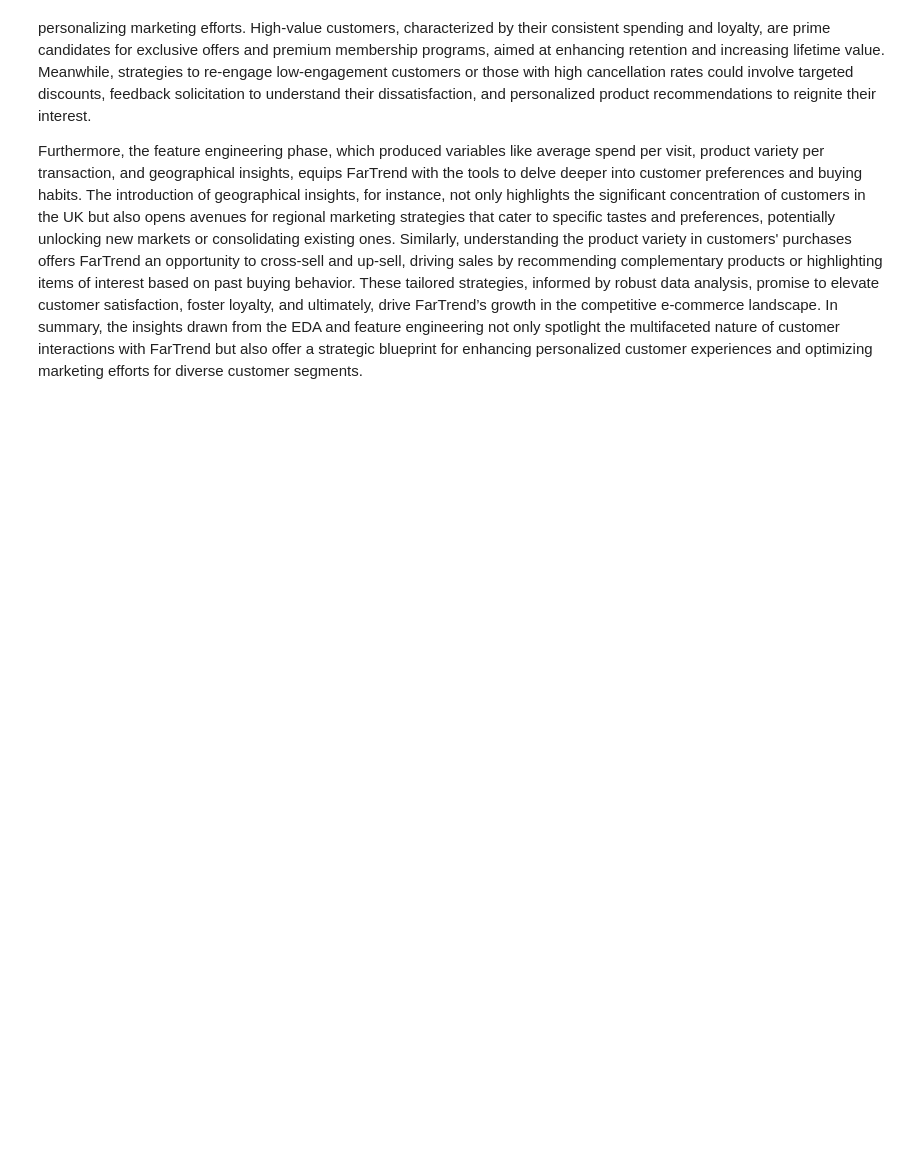
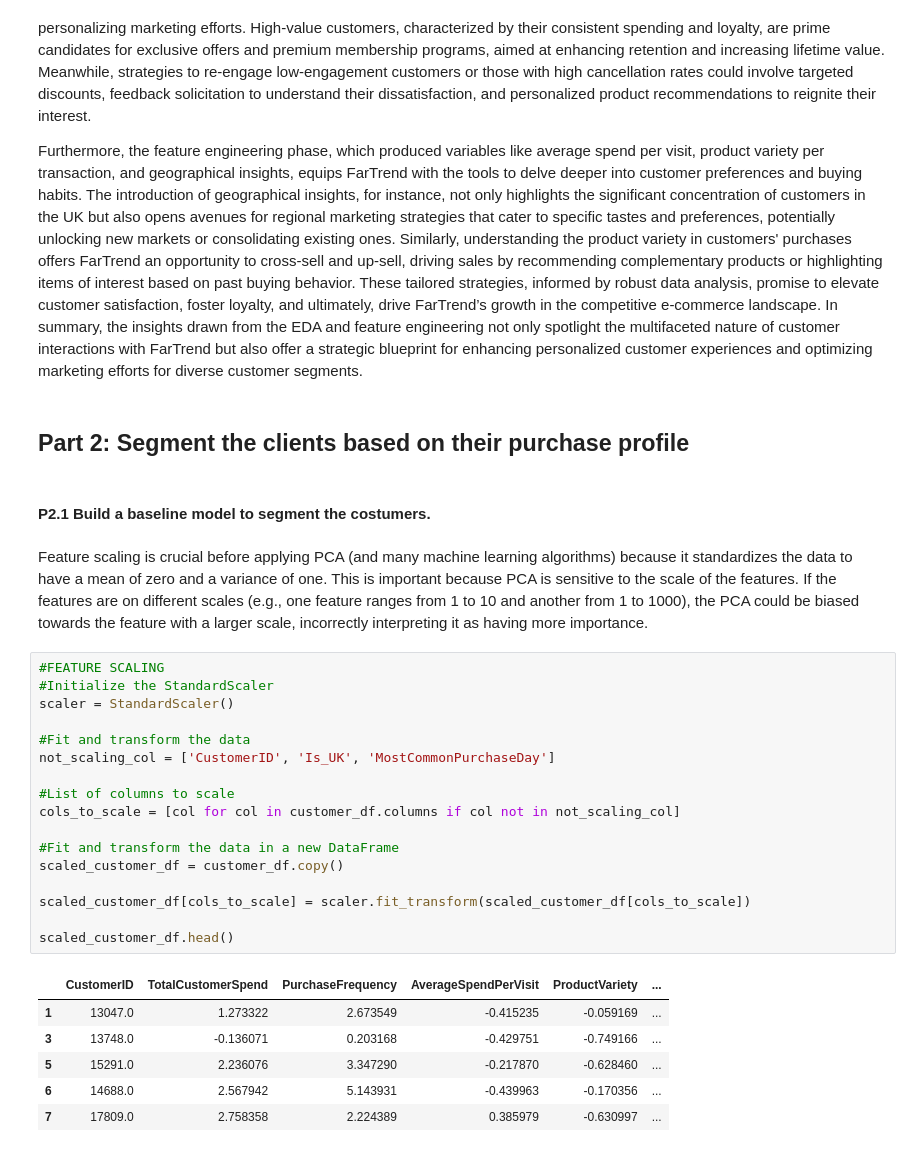
Before and after one commit to fabrizi0rigodanz0/Customer_Churn_Prediction_ML, a Jupyter notebook: notebook/notebook.ipynb, the cells around one changed output. Cells and saved outputs as stored; diff of their text form; blank space fills up the shorter version.

```diff
--- a/notebook/notebook.ipynb
+++ b/notebook/notebook.ipynb
@@ -1014,3 +1014,33 @@ Leveraging the comprehensive exploratory data analysis (EDA) and subsequent feat
 The detailed EDA process illuminated the complexity of FarTrend's customer behaviors and transaction patterns. A critical finding from the analysis was the identification of outliers and the segmentation of customers based on metrics such as total spend, purchasing frequency, and cancellation rates. These insights reveal a diverse customer base, from high-value, frequent shoppers to those with minimal engagement or high cancellation rates. For FarTrend, this segmentation is a goldmine for personalizing marketing efforts. High-value customers, characterized by their consistent spending and loyalty, are prime candidates for exclusive offers and premium membership programs, aimed at enhancing retention and increasing lifetime value. Meanwhile, strategies to re-engage low-engagement customers or those with high cancellation rates could involve targeted discounts, feedback solicitation to understand their dissatisfaction, and personalized product recommendations to reignite their interest.
 
 Furthermore, the feature engineering phase, which produced variables like average spend per visit, product variety per transaction, and geographical insights, equips FarTrend with the tools to delve deeper into customer preferences and buying habits. The introduction of geographical insights, for instance, not only highlights the significant concentration of customers in the UK but also opens avenues for regional marketing strategies that cater to specific tastes and preferences, potentially unlocking new markets or consolidating existing ones. Similarly, understanding the product variety in customers' purchases offers FarTrend an opportunity to cross-sell and up-sell, driving sales by recommending complementary products or highlighting items of interest based on past buying behavior. These tailored strategies, informed by robust data analysis, promise to elevate customer satisfaction, foster loyalty, and ultimately, drive FarTrend’s growth in the competitive e-commerce landscape. In summary, the insights drawn from the EDA and feature engineering not only spotlight the multifaceted nature of customer interactions with FarTrend but also offer a strategic blueprint for enhancing personalized customer experiences and optimizing marketing efforts for diverse customer segments.
+# %% [markdown]
+## Part 2: Segment the clients based on their purchase profile
+# %% [markdown]
+#### P2.1 Build a baseline model to segment the costumers.
+# %% [markdown]
+Feature scaling is crucial before applying PCA (and many machine learning algorithms) because it standardizes the data to have a mean of zero and a variance of one. This is important because PCA is sensitive to the scale of the features. If the features are on different scales (e.g., one feature ranges from 1 to 10 and another from 1 to 1000), the PCA could be biased towards the feature with a larger scale, incorrectly interpreting it as having more importance.
+# %%
+#FEATURE SCALING
+#Initialize the StandardScaler
+scaler = StandardScaler()
+
+#Fit and transform the data
+not_scaling_col = ['CustomerID', 'Is_UK', 'MostCommonPurchaseDay']
+
+#List of columns to scale
+cols_to_scale = [col for col in customer_df.columns if col not in not_scaling_col]
+
+#Fit and transform the data in a new DataFrame
+scaled_customer_df = customer_df.copy()
+
+scaled_customer_df[cols_to_scale] = scaler.fit_transform(scaled_customer_df[cols_to_scale])
+
+scaled_customer_df.head()
+# %% [output]
+|  | CustomerID | TotalCustomerSpend | PurchaseFrequency | AverageSpendPerVisit | ProductVariety | ... |
+| 1 | 13047.0 | 1.273322 | 2.673549 | -0.415235 | -0.059169 | ... |
+| 3 | 13748.0 | -0.136071 | 0.203168 | -0.429751 | -0.749166 | ... |
+| 5 | 15291.0 | 2.236076 | 3.347290 | -0.217870 | -0.628460 | ... |
+| 6 | 14688.0 | 2.567942 | 5.143931 | -0.439963 | -0.170356 | ... |
+| 7 | 17809.0 | 2.758358 | 2.224389 | 0.385979 | -0.630997 | ... |
```
